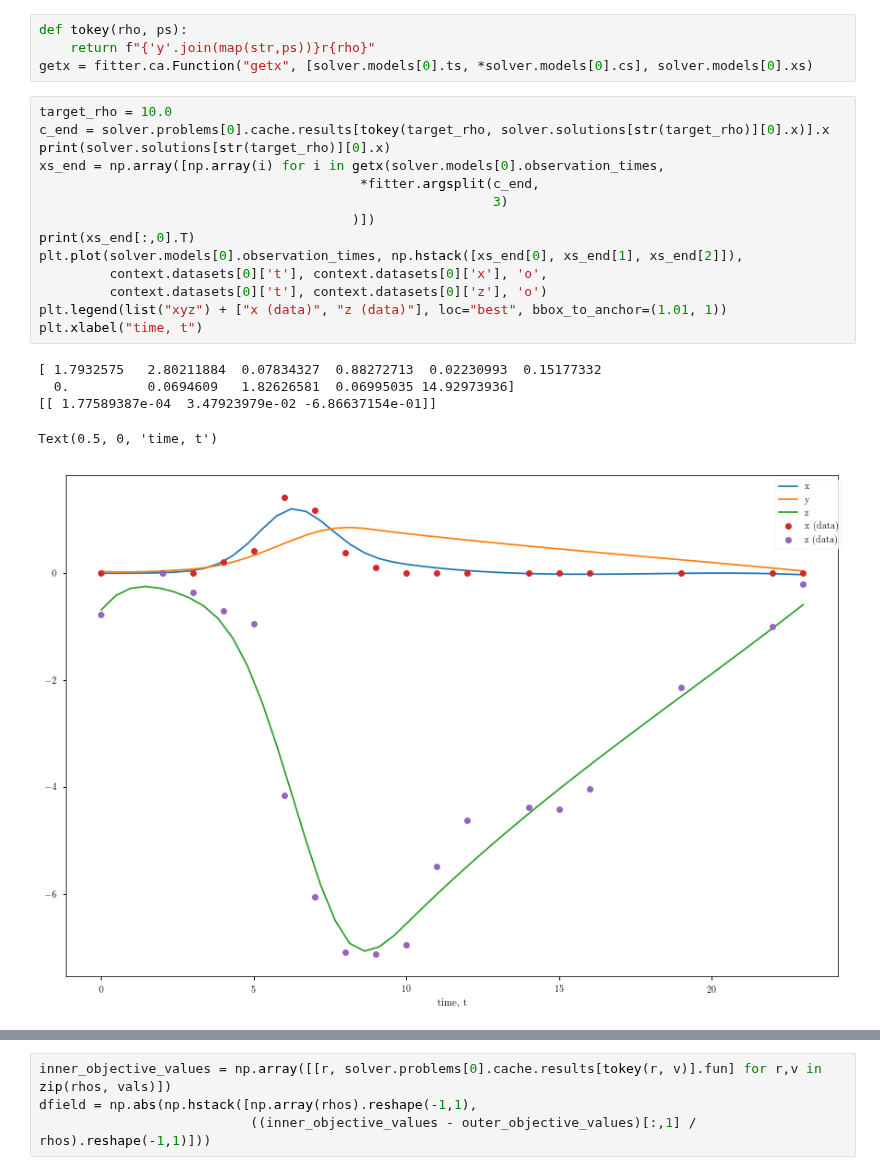
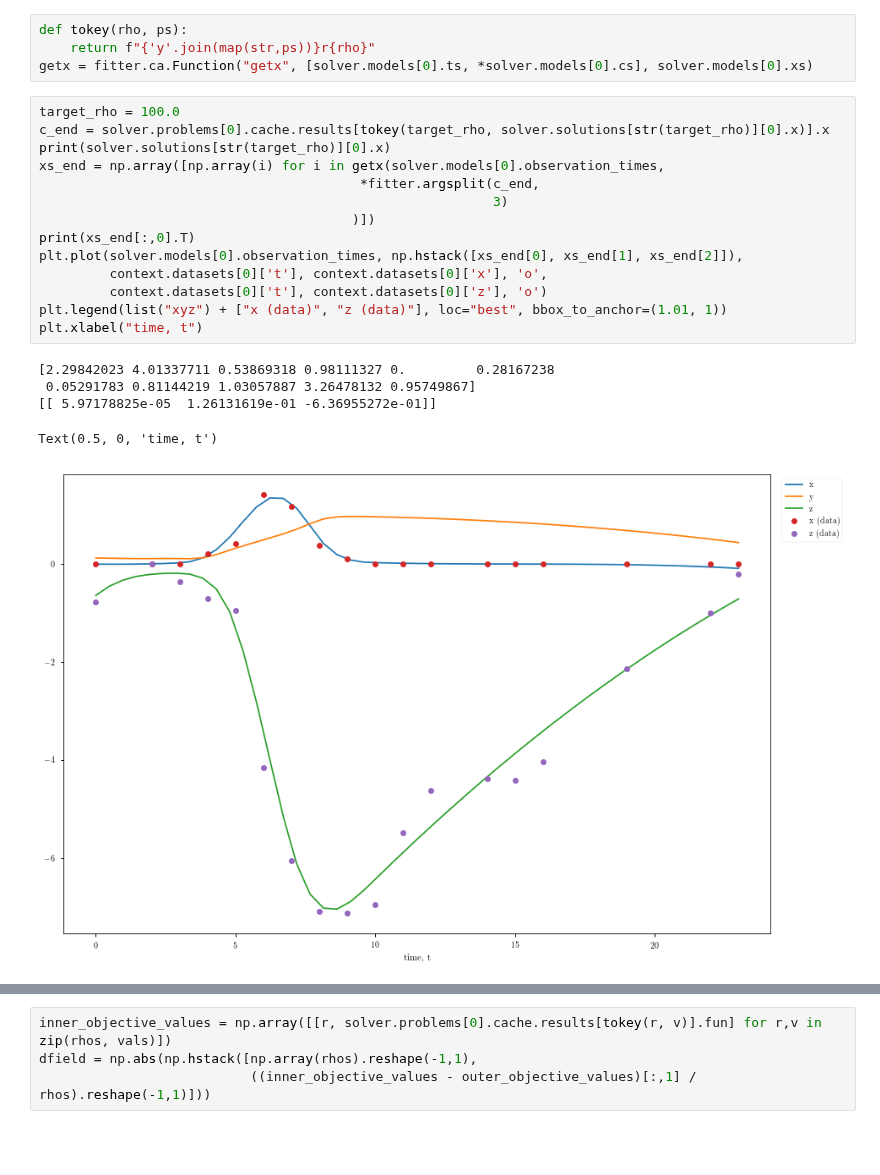
Before and after one commit to dwu402/self-harm, a Jupyter notebook: smol_case.ipynb, the cells around one changed output, grey strips where cells are left out. Saved outputs shown, nothing was run; the diff lists cells and outputs as text; blank space fills up the shorter version.

```diff
--- a/smol_case.ipynb
+++ b/smol_case.ipynb
@@ -60,25 +60,25 @@ def tokey(rho, ps):
     return f"{'y'.join(map(str,ps))}r{rho}"
 getx = fitter.ca.Function("getx", [solver.models[0].ts, *solver.models[0].cs], solver.models[0].xs)
 # %%
-target_rho = 10.0
+target_rho = 100.0
 c_end = solver.problems[0].cache.results[tokey(target_rho, solver.solutions[str(target_rho)][0].x)].x
 print(solver.solutions[str(target_rho)][0].x)
 xs_end = np.array([np.array(i) for i in getx(solver.models[0].observation_times,
                                          *fitter.argsplit(c_end,
                                                           3)
                                         )])
 print(xs_end[:,0].T)
 plt.plot(solver.models[0].observation_times, np.hstack([xs_end[0], xs_end[1], xs_end[2]]),
          context.datasets[0]['t'], context.datasets[0]['x'], 'o',
          context.datasets[0]['t'], context.datasets[0]['z'], 'o')
 plt.legend(list("xyz") + ["x (data)", "z (data)"], loc="best", bbox_to_anchor=(1.01, 1))
 plt.xlabel("time, t")
 # %% [output]
-[ 1.7932575   2.80211884  0.07834327  0.88272713  0.02230993  0.15177332
-  0.          0.0694609   1.82626581  0.06995035 14.92973936]
-[[ 1.77589387e-04  3.47923979e-02 -6.86637154e-01]]
+[2.29842023 4.01337711 0.53869318 0.98111327 0.         0.28167238
+ 0.05291783 0.81144219 1.03057887 3.26478132 0.95749867]
+[[ 5.97178825e-05  1.26131619e-01 -6.36955272e-01]]
 Text(0.5, 0, 'time, t')
-[figure, old version]
+[figure, new version]
 # %%
 spline_dfield = np.array([context.model(t, xs_end[:,i], solver.solutions[str(target_rho)][0].x)
                  for i,t in enumerate(solver.models[0].observation_times)])
```
Also changed, not shown: parts of 23 cells of this notebook, 5 other files.
